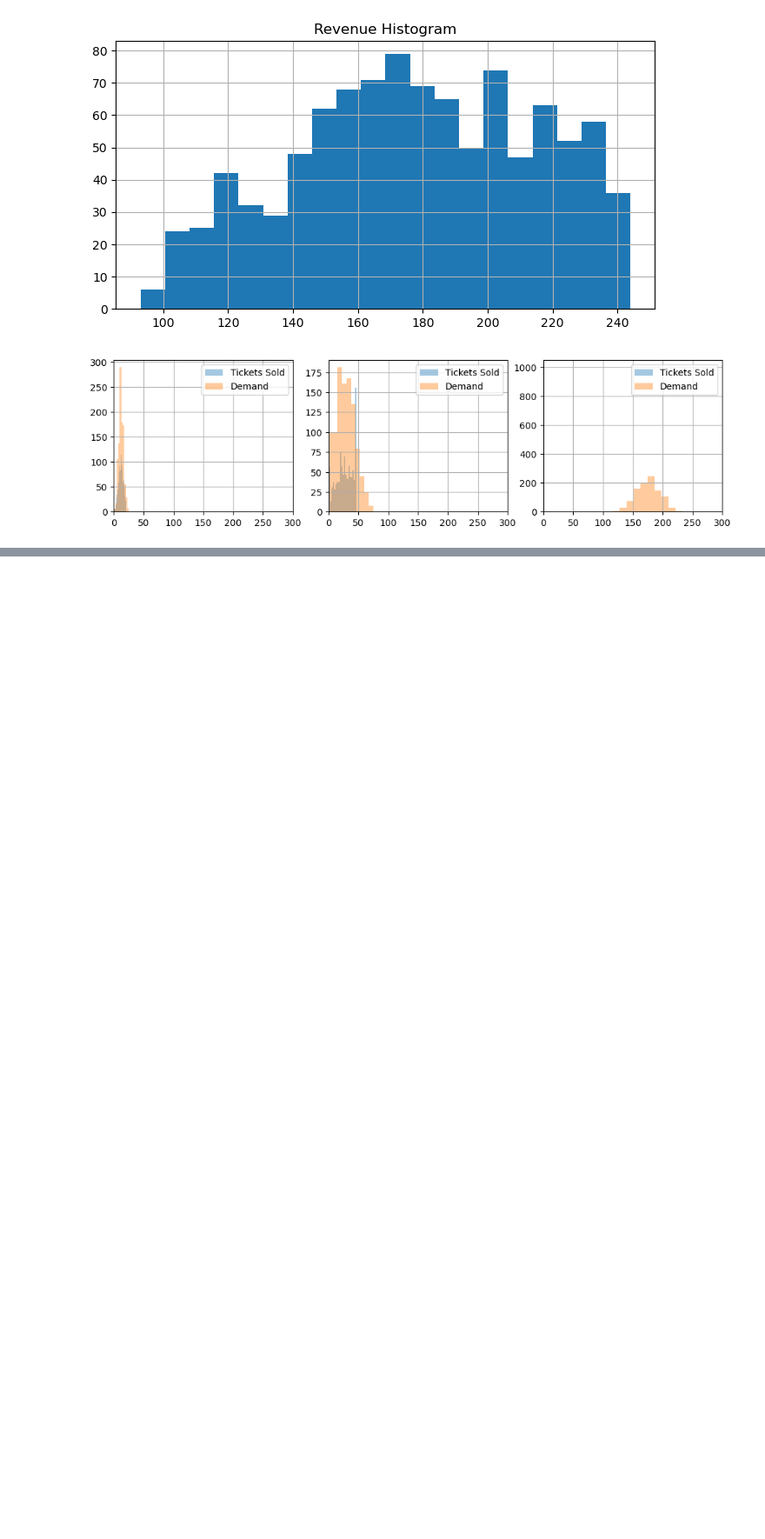
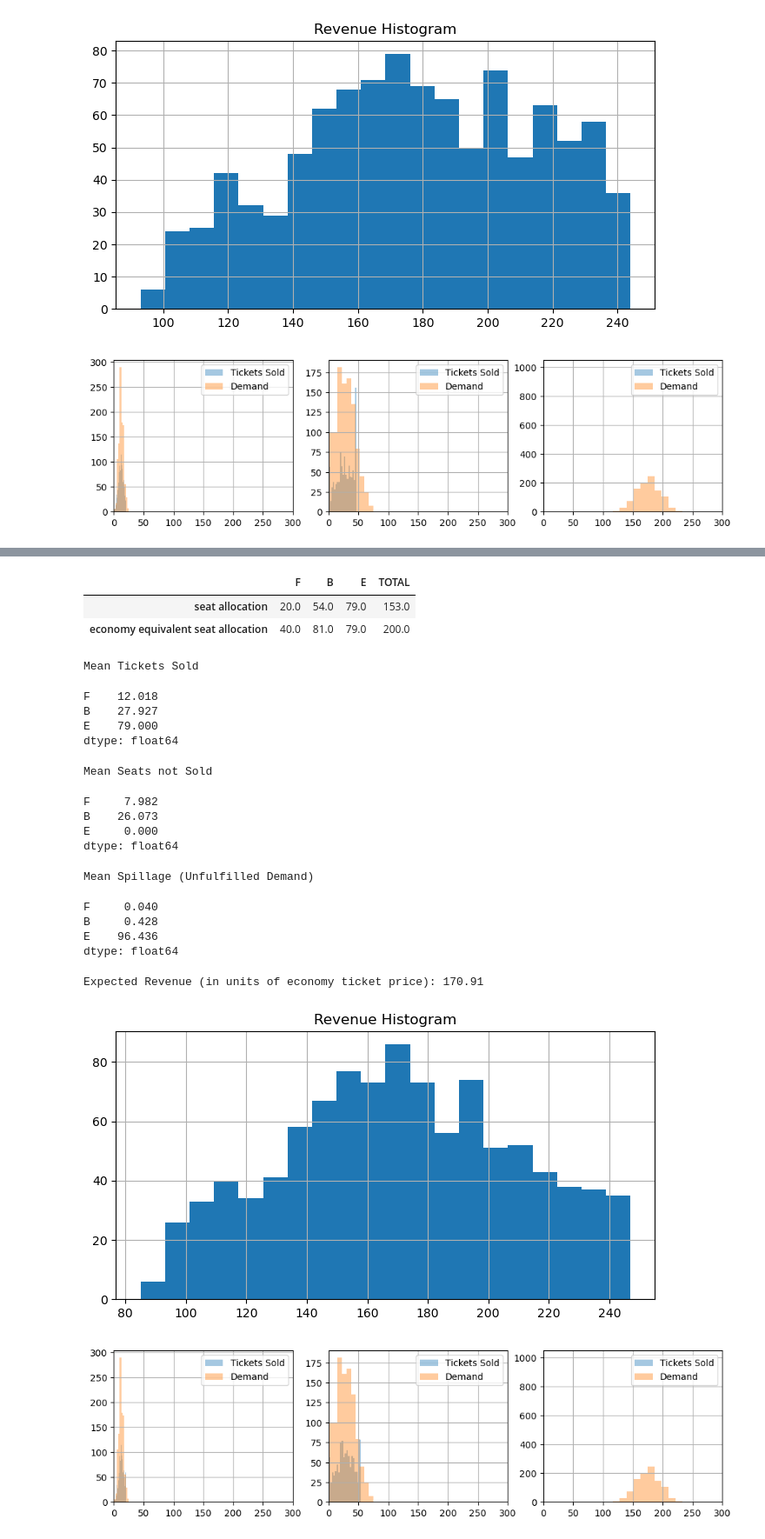
Before and after one commit to mobook/MO-book, a Jupyter notebook: notebooks/10/airline-seating.ipynb, the cells around one changed output, grey strips where cells are left out. Shown: that part at 87% size. Cells and saved outputs as stored; diff of their text form; code cells hidden in the pictures; blank space fills up the shorter version.

```diff
--- a/notebooks/10/airline-seating.ipynb
+++ b/notebooks/10/airline-seating.ipynb
@@ -604,0 +639,59 @@ Expected Revenue (in units of economy ticket price): 177.71
+# %%
+bigM = 100
+
+def airline(demand):
+
+    m = pyo.ConcreteModel()
+
+    m.CLASSES = pyo.Set(initialize=demand.columns)
+    m.SCENARIOS = pyo.Set(initialize=demand.index)
+
+    # first stage variables and constraints
+    m.seats = pyo.Var(m.CLASSES, domain=pyo.NonNegativeIntegers)
+
+    @m.Constraint(m.CLASSES)
+    def plane_seats(m, c):
+        return sum(m.seats[c] * seat_factor[c] for c in m.CLASSES) <= capacity
+
+    # second stage variable and constraints
+    m.tickets = pyo.Var(m.CLASSES, m.SCENARIOS, domain=pyo.NonNegativeIntegers)
+    m.first_class = pyo.Var(m.SCENARIOS, domain=pyo.Binary)
+    m.business_class = pyo.Var(m.SCENARIOS, domain=pyo.Binary)
+
+    @m.Constraint(m.CLASSES, m.SCENARIOS)
+    def demand_limits(m, c, s):
+        return m.tickets[c, s] <= demand[c][s]
+
+    @m.Constraint(m.CLASSES, m.SCENARIOS)
+    def seat_limits(m, c, s):
+        return m.tickets[c, s] <= m.seats[c]
+
+    @m.Constraint(m.SCENARIOS)
+    def first_class_loyality(m, s):
+        return m.seats["F"] + bigM * m.first_class[s] >= demand["F"][s]
+
+    @m.Constraint()
+    def first_class_loyality_rate(m):
+        return sum(m.first_class[s] for s in m.SCENARIOS) <= 0.02 * len(m.SCENARIOS)
+
+    @m.Constraint(m.SCENARIOS)
+    def business_class_loyality(m, s):
+        return m.seats["F"] + m.seats["B"] + bigM * m.business_class[s] >= \
+            demand["B"][s] + demand["F"][s]
+
+    @m.Constraint()
+    def business_class_loyality_rate(m):
+        return sum(m.business_class[s] for s in m.SCENARIOS) <= 0.05 * len(m.SCENARIOS)
+
+    # objective
+    @m.Objective(sense=pyo.maximize)
+    def revenue(m):
+        return sum(m.tickets[c, s] * revenue_factor[c] for c in m.CLASSES for s in m.SCENARIOS)
+
+    return m
+
+# create model
+model = airline(demand_saa)
+seats = airline_solve(model)
+seat_report_saa(seats, demand_saa)
+# %% [output]
@@ -604,0 +699,21 @@ Expected Revenue (in units of economy ticket price): 177.71
+|  | F | B | E | TOTAL |
+| seat allocation | 20.0 | 54.0 | 79.0 | 153.0 |
+| economy equivalent seat allocation | 40.0 | 81.0 | 79.0 | 200.0 |
+Mean Tickets Sold
+F    12.018
+B    27.927
+E    79.000
+dtype: float64
+Mean Seats not Sold
+F     7.982
+B    26.073
+E     0.000
+dtype: float64
+Mean Spillage (Unfulfilled Demand)
+F     0.040
+B     0.428
+E    96.436
+dtype: float64
+Expected Revenue (in units of economy ticket price): 170.91
+[figure, added]
+[figure, added]
```
Also changed, not shown: parts of 3 cells of this notebook.
